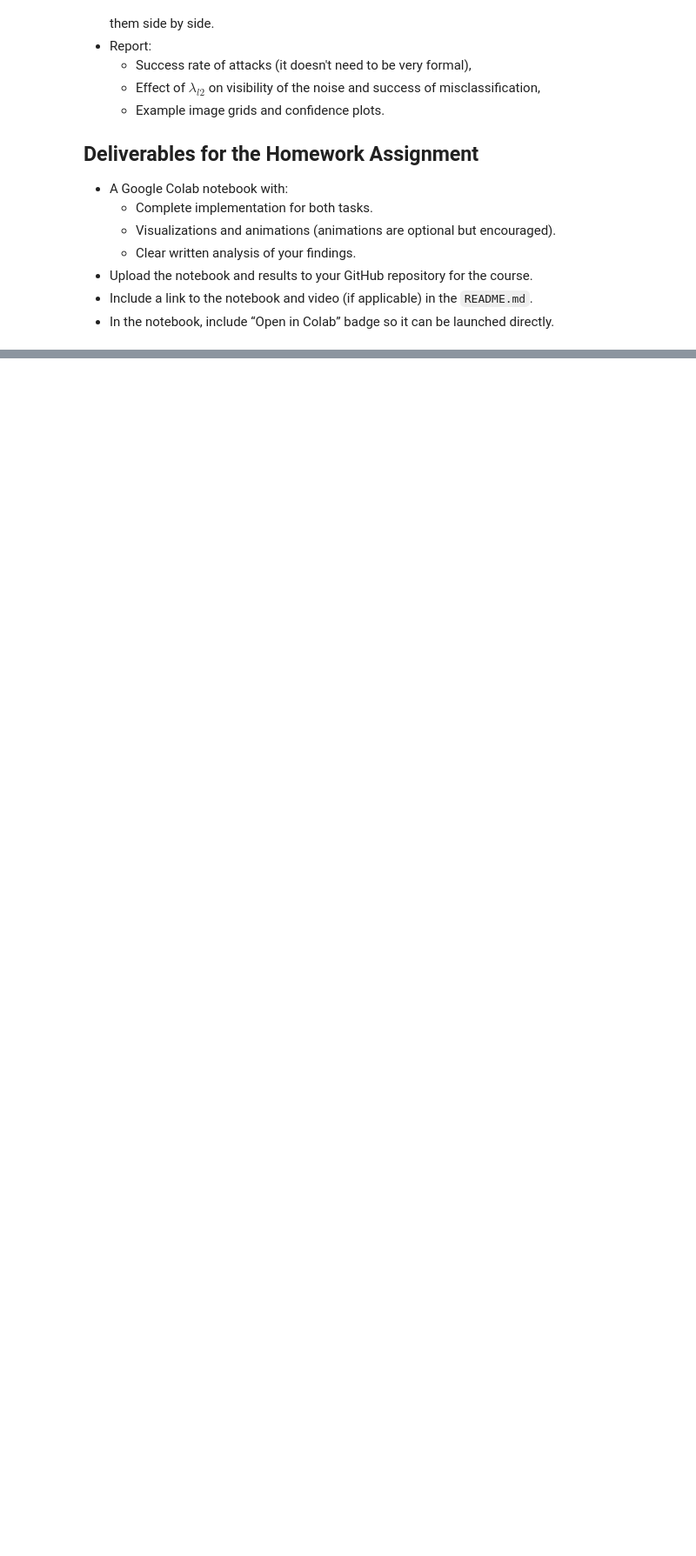
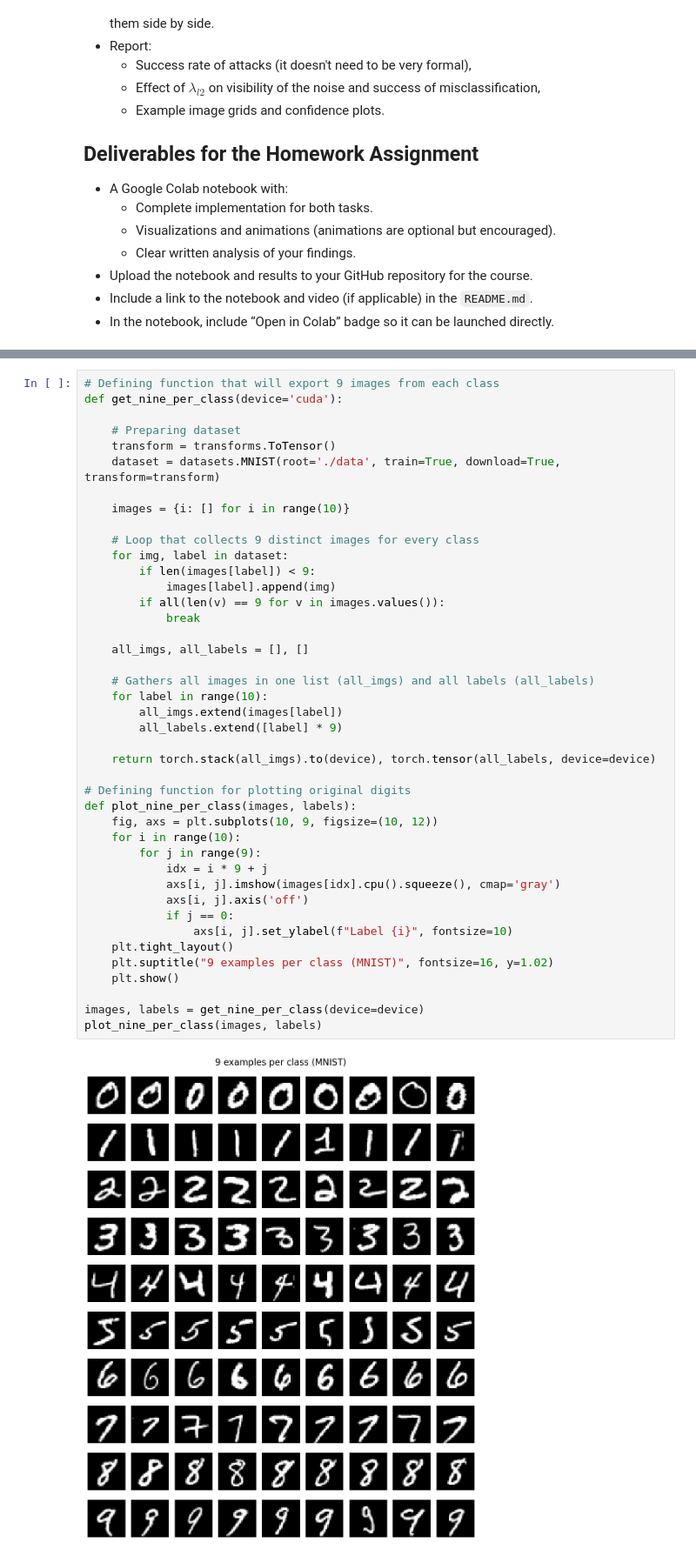
Before and after one commit to Bokocki/135UM-Homework, a Jupyter notebook: Homework10.ipynb, the cells around one changed output, grey strips where cells are left out. Shown at 87% size. Drawn from its saved outputs; the diff is of its cells as text; blank space fills up the shorter version.

```diff
--- a/Homework10.ipynb
+++ b/Homework10.ipynb
@@ -68,0 +272,44 @@ Tune the $\lambda_{l2}$ to find the best range.
+# %%
+# Defining function that will export 9 images from each class
+def get_nine_per_class(device='cuda'):
+
+    # Preparing dataset
+    transform = transforms.ToTensor()
+    dataset = datasets.MNIST(root='./data', train=True, download=True, transform=transform)
+
+    images = {i: [] for i in range(10)}
+
+    # Loop that collects 9 distinct images for every class
+    for img, label in dataset:
+        if len(images[label]) < 9:
+            images[label].append(img)
+        if all(len(v) == 9 for v in images.values()):
+            break
+
+    all_imgs, all_labels = [], []
+
+    # Gathers all images in one list (all_imgs) and all labels (all_labels)
+    for label in range(10):
+        all_imgs.extend(images[label])
+        all_labels.extend([label] * 9)
+
+    return torch.stack(all_imgs).to(device), torch.tensor(all_labels, device=device)
+
+# Defining function for plotting original digits
+def plot_nine_per_class(images, labels):
+    fig, axs = plt.subplots(10, 9, figsize=(10, 12))
+    for i in range(10):
+        for j in range(9):
+            idx = i * 9 + j
+            axs[i, j].imshow(images[idx].cpu().squeeze(), cmap='gray')
+            axs[i, j].axis('off')
+            if j == 0:
+                axs[i, j].set_ylabel(f"Label {i}", fontsize=10)
+    plt.tight_layout()
+    plt.suptitle("9 examples per class (MNIST)", fontsize=16, y=1.02)
+    plt.show()
+
+images, labels = get_nine_per_class(device=device)
+plot_nine_per_class(images, labels)
+# %% [output]
+[figure, added]
```
Also changed, not shown: parts of 20 cells of this notebook.
